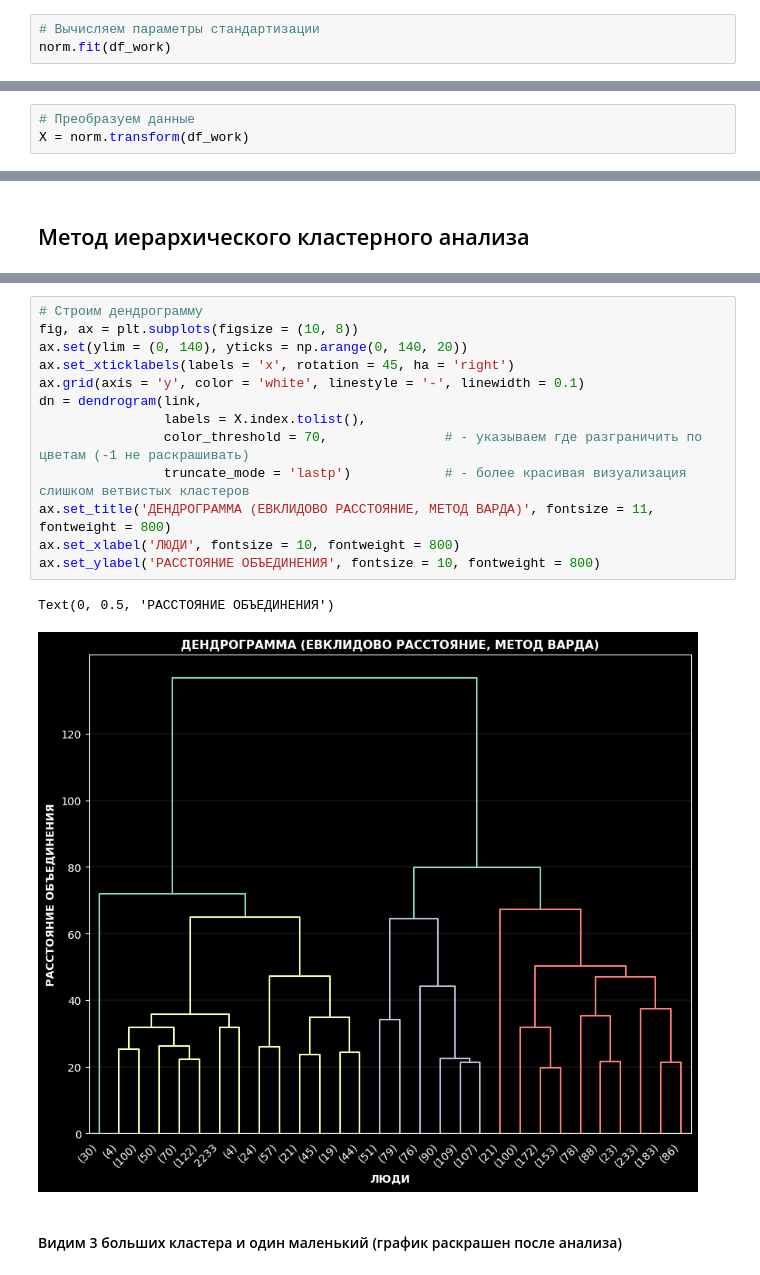
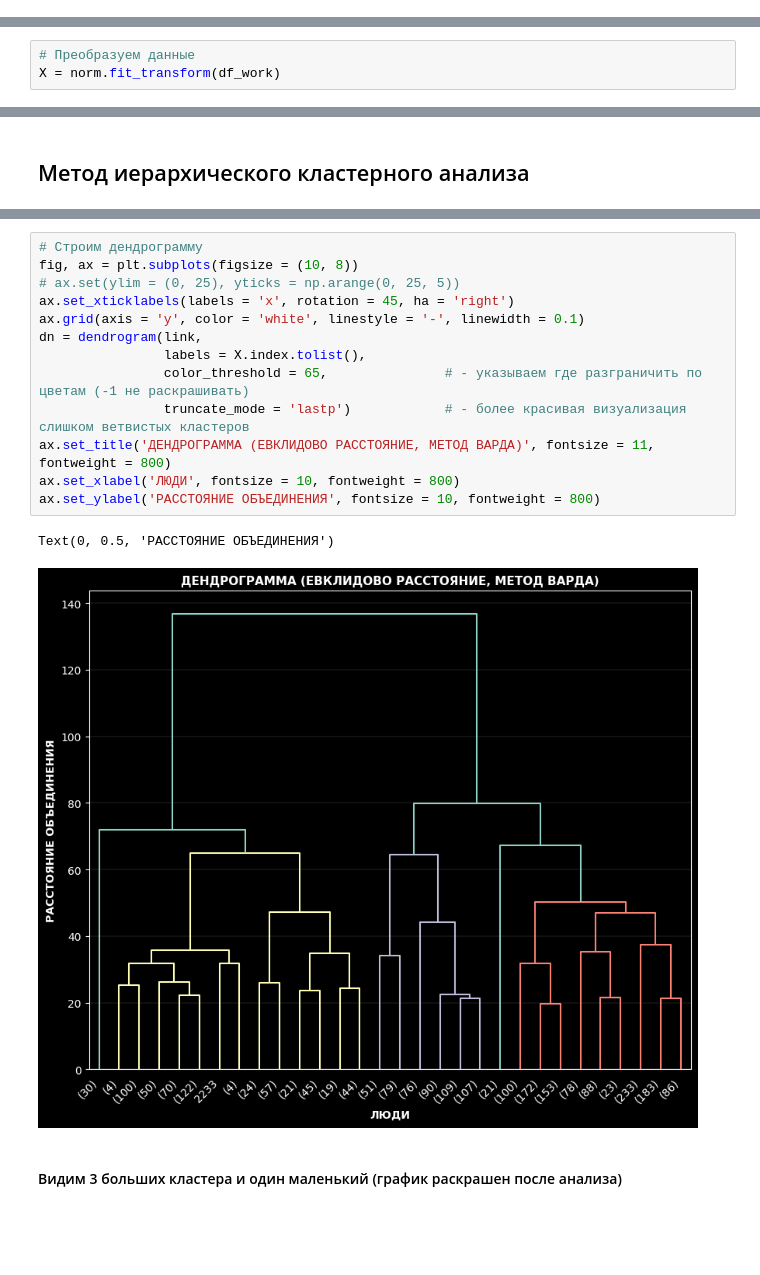
Before and after one commit to Gorabtsov/Gorabtsov, a Jupyter notebook: Clustering_Customers.ipynb, the cells around one changed output, grey strips where cells are left out. Cells and saved outputs as stored; diff of their text form; blank space fills up the shorter version.

```diff
--- a/Clustering_Customers.ipynb
+++ b/Clustering_Customers.ipynb
@@ -203,6 +214,3 @@ from scipy.cluster.hierarchy import dendrogram, linkage, fcluster # иерарх
 norm = preprocessing.StandardScaler()
 # norm = preprocessing.MaxAbsScaler()
 # norm = preprocessing.MinMaxScaler()
-# %%
-# Вычисляем параметры стандартизации
-norm.fit(df_work)
@@ -211,6 +217,6 @@ StandardScaler()
 # %%
 # Преобразуем данные
-X = norm.transform(df_work)
+X = norm.fit_transform(df_work)
 # %%
 # Преобразуем полученный массив данных в объект pandas
 X = pd.DataFrame(X, index = df_work.index, columns = df_work.columns)
@@ -246,19 +251,19 @@ link = linkage(X, method = 'ward', metric = 'euclidean')
 # %%
 # Строим дендрограмму
 fig, ax = plt.subplots(figsize = (10, 8))
-ax.set(ylim = (0, 140), yticks = np.arange(0, 140, 20))
+# ax.set(ylim = (0, 25), yticks = np.arange(0, 25, 5))
 ax.set_xticklabels(labels = 'x', rotation = 45, ha = 'right')
 ax.grid(axis = 'y', color = 'white', linestyle = '-', linewidth = 0.1)
 dn = dendrogram(link,
                 labels = X.index.tolist(),
-                color_threshold = 70,               # - указываем где разграничить по цветам (-1 не раскрашивать)
+                color_threshold = 65,               # - указываем где разграничить по цветам (-1 не раскрашивать)
                 truncate_mode = 'lastp')            # - более красивая визуализация слишком ветвистых кластеров
 ax.set_title('ДЕНДРОГРАММА (ЕВКЛИДОВО РАССТОЯНИЕ, МЕТОД ВАРДА)', fontsize = 11, fontweight = 800)
 ax.set_xlabel('ЛЮДИ', fontsize = 10, fontweight = 800)
 ax.set_ylabel('РАССТОЯНИЕ ОБЪЕДИНЕНИЯ', fontsize = 10, fontweight = 800)
 # %% [output]
 Text(0, 0.5, 'РАССТОЯНИЕ ОБЪЕДИНЕНИЯ')
-[figure, old version]
+[figure, new version]
 # %% [markdown]
 #### Видим 3 больших кластера и один маленький (график раскрашен после анализа)
 # %%
```
Also changed, not shown: parts of 12 cells of this notebook.
